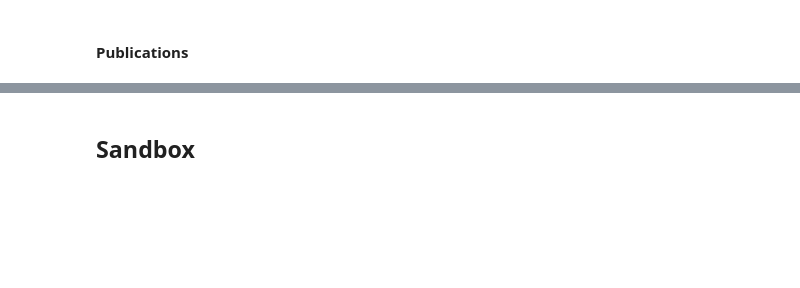
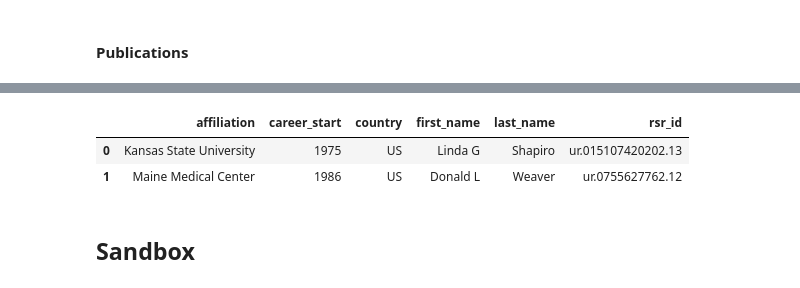
Before and after one commit to Coleridge-Initiative/helios, a Jupyter notebook: scripts/counterfactual_extraction.ipynb, the cells around one changed output, grey strips where cells are left out. Saved outputs shown, nothing was run; the diff lists cells and outputs as text; code cells hidden in the pictures; blank space fills up the shorter version.

```diff
--- a/scripts/counterfactual_extraction.ipynb
+++ b/scripts/counterfactual_extraction.ipynb
@@ -271,4 +298,0 @@ grnts.describe(include='all')
-# %%
-# Do ID Replace
-for i in range(id_replacer.shape[0]):
-    grnts['rsr_id'] = grnts['rsr_id'].apply(lambda x: id_replace(x, i))
@@ -322,0 +445,14 @@ pub_ids.to_csv('../data/counterfactual_pub_ids.csv', index=False)
+# %%
+rsr_info = pd.DataFrame({'rsr_id':rsrs[:58]
+                         , 'first_name':first_name
+                         , 'last_name': last_name
+                         , 'affiliation': first_affiliation
+                         , 'country': first_country
+                         , 'career_start': first_pub_year
+                        })
+# %%
+rsr_info
+# %% [output]
+|  | affiliation | career_start | country | first_name | last_name | rsr_id |
+| 0 | Kansas State University | 1975 | US | Linda G | Shapiro | ur.015107420202.13 |
+| 1 | Maine Medical Center | 1986 | US | Donald L | Weaver | ur.0755627762.12 |
```
Also changed, not shown: parts of 26 cells of this notebook, 5 other files.
